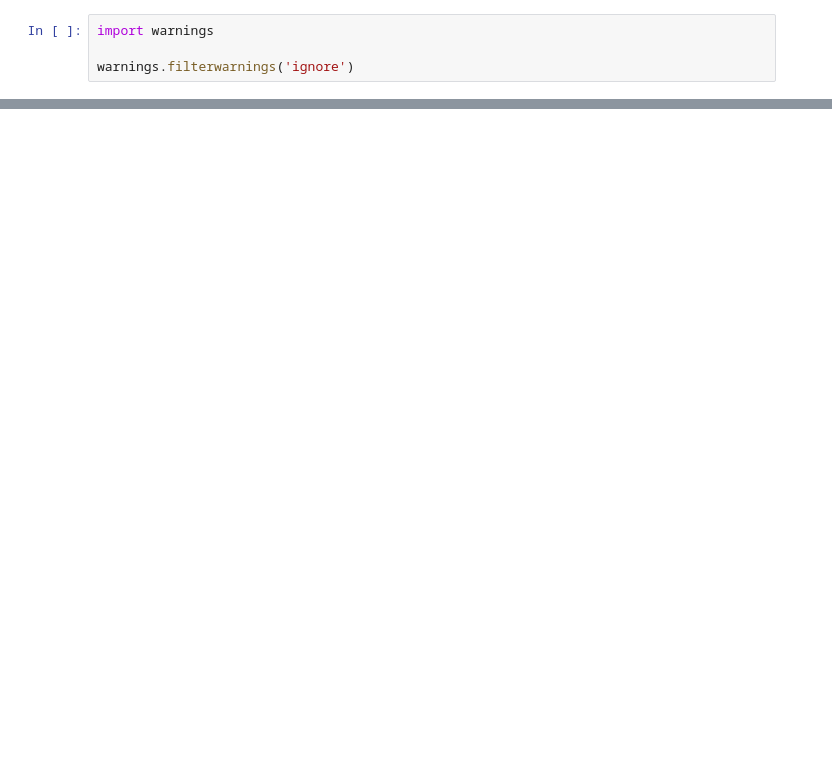
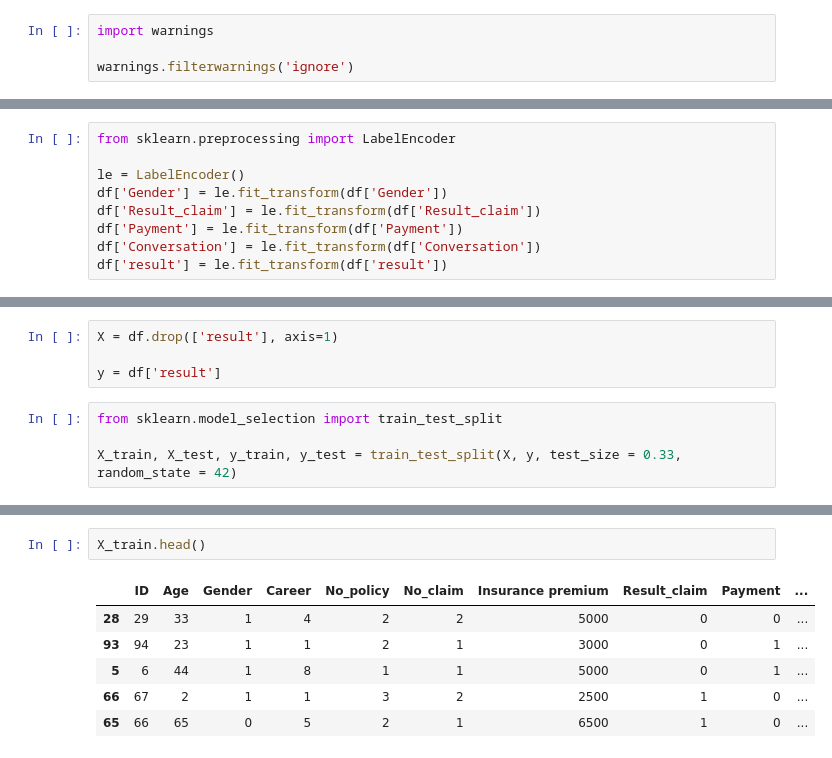
Before and after one commit to Suchada2000/MY-WORK, a Jupyter notebook: Untitled17.ipynb, the cells around one changed output, grey strips where cells are left out. Cells and saved outputs as stored; diff of their text form; blank space fills up the shorter version.

```diff
--- a/Untitled17.ipynb
+++ b/Untitled17.ipynb
@@ -23,0 +39,9 @@ UnicodeDecodeError: 'utf-8' codec can't decode bytes in position 15-16: invalid
+# %%
+from sklearn.preprocessing import LabelEncoder
+
+le = LabelEncoder()
+df['Gender'] = le.fit_transform(df['Gender'])
+df['Result_claim'] = le.fit_transform(df['Result_claim'])
+df['Payment'] = le.fit_transform(df['Payment'])
+df['Conversation'] = le.fit_transform(df['Conversation'])
+df['result'] = le.fit_transform(df['result'])
@@ -23,0 +113,8 @@ UnicodeDecodeError: 'utf-8' codec can't decode bytes in position 15-16: invalid
+# %%
+X = df.drop(['result'], axis=1)
+
+y = df['result']
+# %%
+from sklearn.model_selection import train_test_split
+
+X_train, X_test, y_train, y_test = train_test_split(X, y, test_size = 0.33, random_state = 42)
@@ -23,0 +160,9 @@ UnicodeDecodeError: 'utf-8' codec can't decode bytes in position 15-16: invalid
+# %%
+X_train.head()
+# %% [output]
+|  | ID | Age | Gender | Career | No_policy | No_claim | Insurance premium | Result_claim | Payment | ... |
+| 28 | 29 | 33 | 1 | 4 | 2 | 2 | 5000 | 0 | 0 | ... |
+| 93 | 94 | 23 | 1 | 1 | 2 | 1 | 3000 | 0 | 1 | ... |
+| 5 | 6 | 44 | 1 | 8 | 1 | 1 | 5000 | 0 | 1 | ... |
+| 66 | 67 | 2 | 1 | 1 | 3 | 2 | 2500 | 1 | 0 | ... |
+| 65 | 66 | 65 | 0 | 5 | 2 | 1 | 6500 | 1 | 0 | ... |
```
Also changed, not shown: parts of 30 cells of this notebook.
